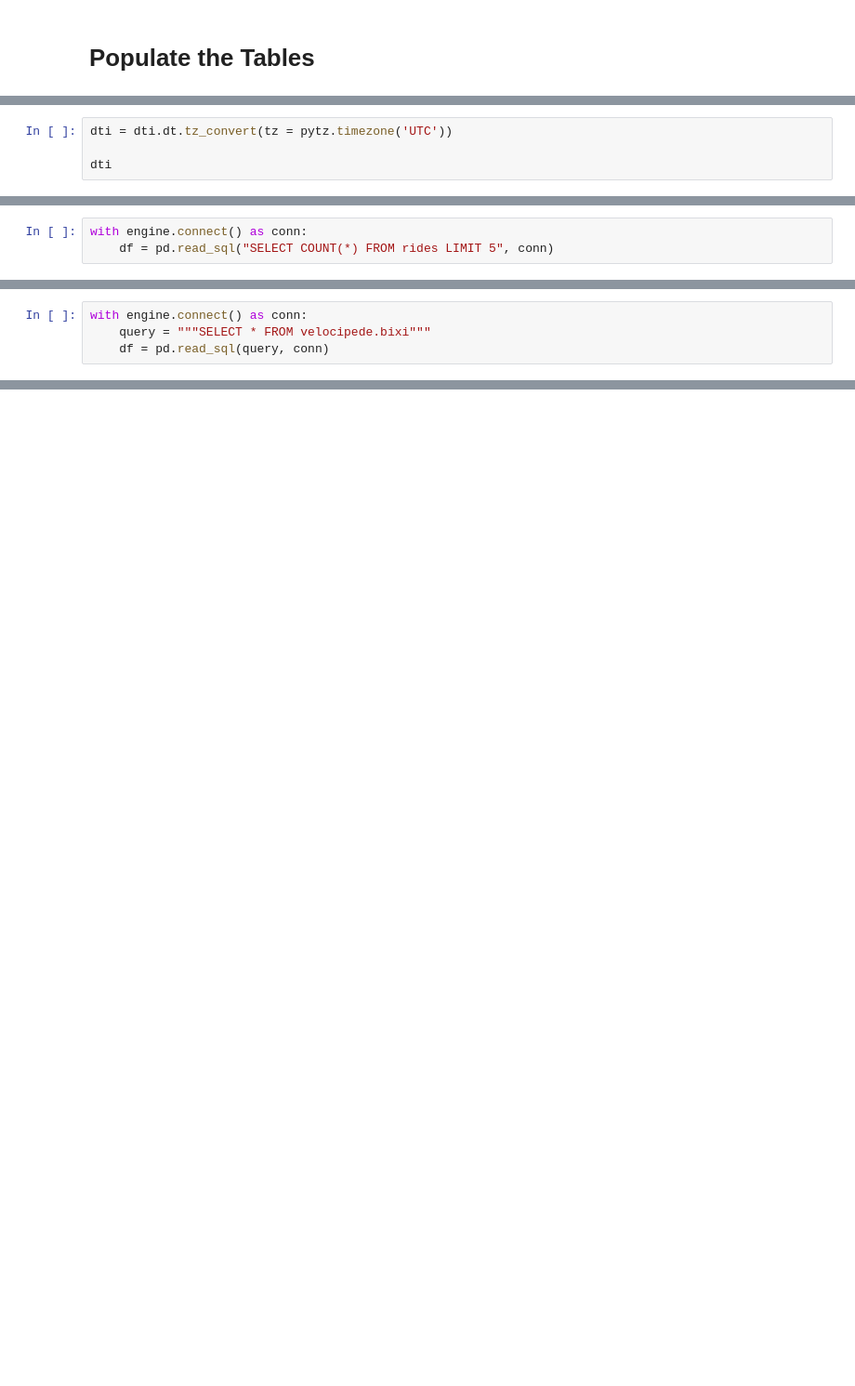
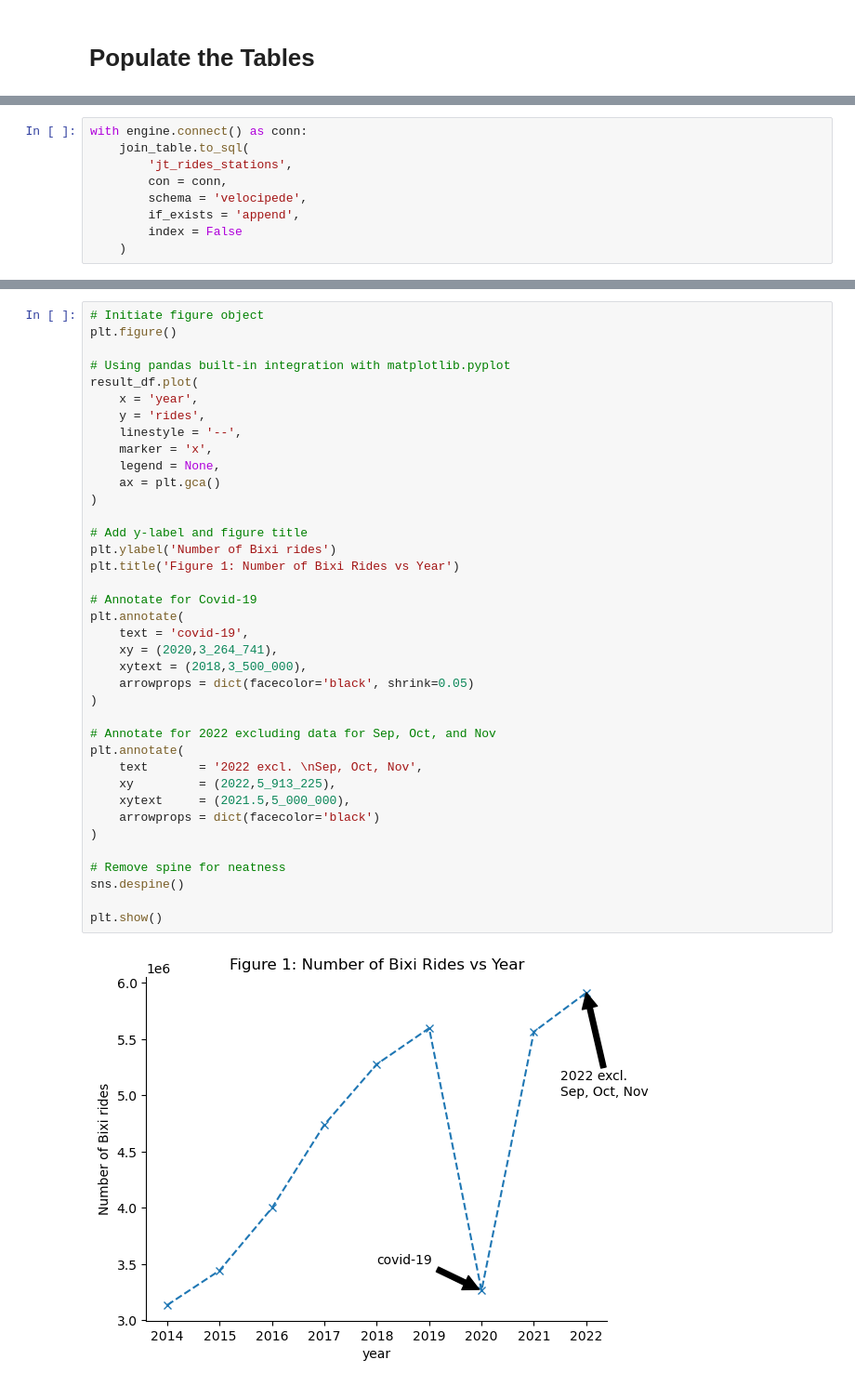
Before and after one commit to andrewyewcy/velocipede, a Jupyter notebook: 012_storing_data_into_database.ipynb, the cells around one changed output, grey strips where cells are left out. Shown: that part at 93% size. Cells and saved outputs as stored; diff of their text form; blank space fills up the shorter version.

```diff
--- a/012_storing_data_into_database.ipynb
+++ b/012_storing_data_into_database.ipynb
@@ -641,4 +676,0 @@ Name: start_date, Length: 108264, dtype: datetime64[ns, Canada/Eastern]
-# %%
-dti = dti.dt.tz_convert(tz = pytz.timezone('UTC'))
-
-dti
@@ -744,3 +841,0 @@ Completed chunk 11
-# %%
-with engine.connect() as conn:
-    df = pd.read_sql("SELECT COUNT(*) FROM rides LIMIT 5", conn)
@@ -762 +842,10 @@ for index, chunk in enumerate(
+# %%
+with engine.connect() as conn:
+    join_table.to_sql(
+        'jt_rides_stations',
+        con = conn,
+        schema = 'velocipede',
+        if_exists = 'append',
+        index = False
+    )
 # %% [markdown]
@@ -764,4 +852,0 @@ for index, chunk in enumerate(
-# %%
-with engine.connect() as conn:
-    query = """SELECT * FROM velocipede.bixi"""
-    df = pd.read_sql(query, conn)
@@ -791,0 +913,40 @@ CREATE TABLE IF NOT EXISTS rides (
+# %%
+# Initiate figure object
+plt.figure()
+
+# Using pandas built-in integration with matplotlib.pyplot
+result_df.plot(
+    x = 'year',
+    y = 'rides',
+    linestyle = '--',
+    marker = 'x',
+    legend = None,
+    ax = plt.gca()
+)
+
+# Add y-label and figure title
+plt.ylabel('Number of Bixi rides')
+plt.title('Figure 1: Number of Bixi Rides vs Year')
+
+# Annotate for Covid-19
+plt.annotate(
+    text = 'covid-19',
+    xy = (2020,3_264_741),
+    xytext = (2018,3_500_000),
+    arrowprops = dict(facecolor='black', shrink=0.05)
+)
+
+# Annotate for 2022 excluding data for Sep, Oct, and Nov
+plt.annotate(
+    text       = '2022 excl. \nSep, Oct, Nov',
+    xy         = (2022,5_913_225),
+    xytext     = (2021.5,5_000_000),
+    arrowprops = dict(facecolor='black')
+)
+
+# Remove spine for neatness
+sns.despine()
+
+plt.show()
+# %% [output]
+[figure, added]
```
Also changed, not shown: parts of 57 cells of this notebook, 1 other file.
